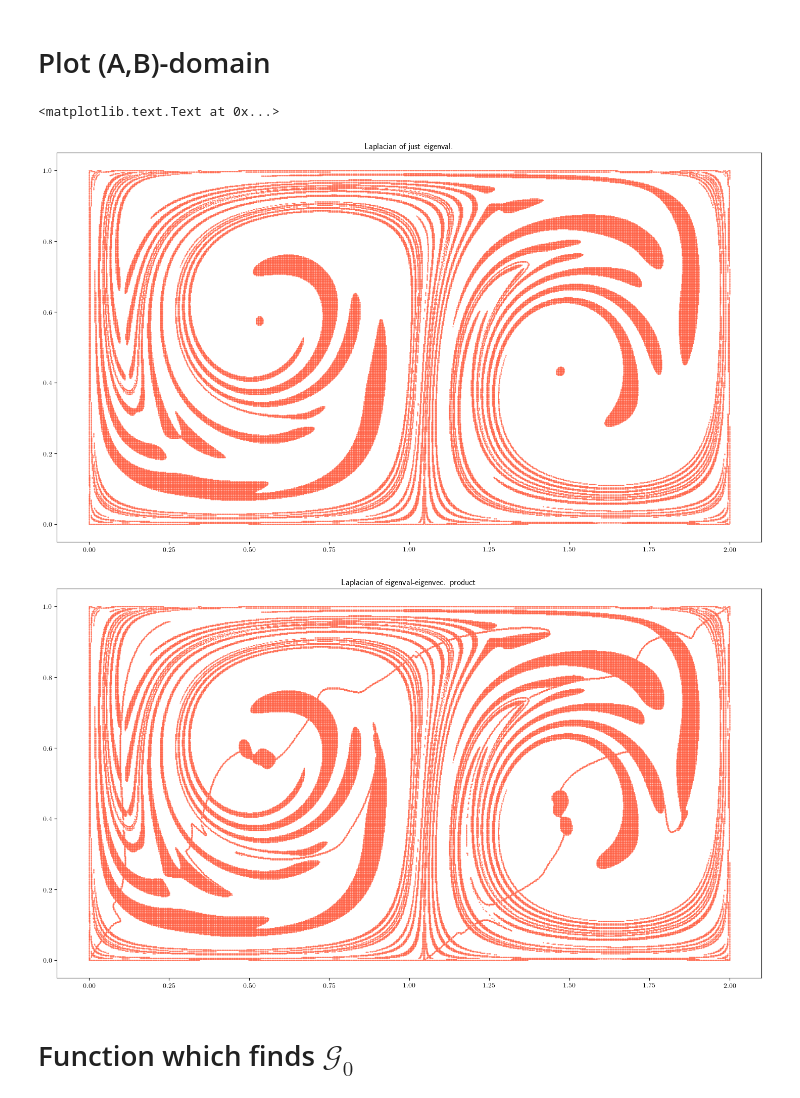
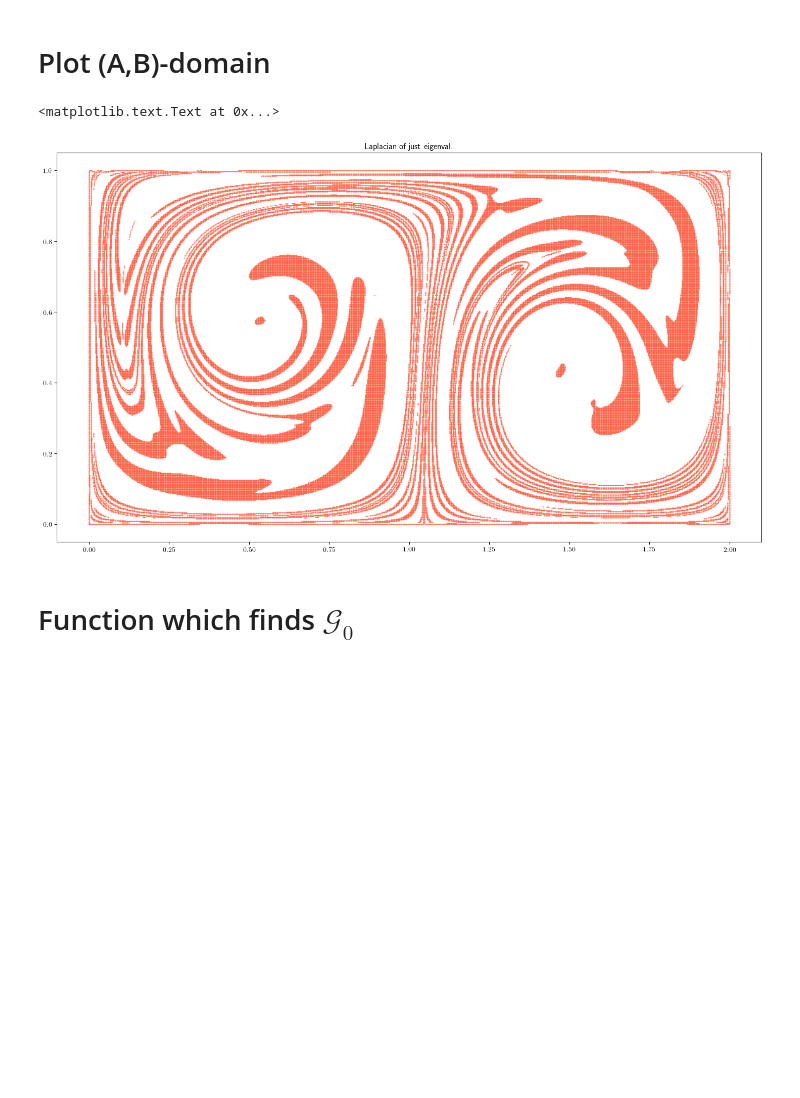
Before and after one commit to arnemagnus/physics_project, a Jupyter notebook: notebooks/doublegyre/variational_haller_effect_on_doublegyre.ipynb, the cells around one changed output. Drawn from its saved outputs; the diff is of its cells as text; code cells hidden in the pictures; blank space fills up the shorter version.

```diff
--- a/notebooks/doublegyre/variational_haller_effect_on_doublegyre.ipynb
+++ b/notebooks/doublegyre/variational_haller_effect_on_doublegyre.ipynb
@@ -411,22 +443,18 @@ lapl_xi2 = lapl_xi2_[:,_inner_mask]
 Precomputed advection found! Advection not necessary!
 # %% [markdown]
 # Functions for identifying (A,B)-domain
-# %%
-def find_ab_mask(lmbd1,lmbd2,lapl_lmbd2,xi2,lapl_xi2):
-    a = _a_true(lmbd1,lmbd2)
-    b = _b_true(lapl_lmbd2,xi2)
-    return np.logical_and(a,b)
-
-def _a_true(lmbd1,lmbd2):
-    return np.logical_and(np.less(lmbd1,lmbd2),np.greater(lmbd2,1))
-
-def _b_true(lapl_lmbd2,xi2):
-    return np.less_equal(np.sum(xi2*lapl_lmbd2*xi2,axis=0),0)
-
-def _b_true2(lmbd2,lapl_lmbd2,xi2,lapl_xi2):
-    return np.less_equal(np.sum(xi2*(lapl_lmbd2*xi2+lmbd2*lapl_xi2),axis=0),0)
-
-def find_ab_mask2(lmbd1,lmbd2,lapl_lmbd2,xi2,lapl_xi2):
-    a = _a_true(lmbd1,lmbd2)
-    b2 = _b_true2(lmbd2,lapl_lmbd2,xi2,lapl_xi2)
-    return np.logical_and(a,b2)
+# %%
+def find_ab_mask(lmbd1,lmbd2,hess_lmbd2,xi2):
+    a = _a_true(lmbd1,lmbd2)
+    b = _b_true(hess_lmbd2,xi2)
+    return np.logical_and(a,b)
+
+def _a_true(lmbd1,lmbd2):
+    return np.logical_and(np.less(lmbd1,lmbd2),np.greater(lmbd2,1))
+
+def _b_true(hess_lmbd2,xi2):
+    tf = np.zeros(xi2.shape[1],dtype=np.bool)
+    for j in range(xi2.shape[1]):
+        if np.dot(xi2[:,j],np.dot(hess_lmbd2[:,:,j],xi2[:,j])) <= 0:
+            tf[j] = True
+    return tf
@@ -433,22 +466,17 @@ def find_ab_mask2(lmbd1,lmbd2,lapl_lmbd2,xi2,lapl_xi2):
 # %% [markdown]
 # Find (A,B)-domain
 # %%
-mask_ab = find_ab_mask(lmbd1,lmbd2,lapl_lmbd2,xi2,lapl_xi2)
-mask_ab2 = find_ab_mask2(lmbd1,lmbd2,lapl_lmbd2,xi2,lapl_xi2)
+mask_ab = find_ab_mask(lmbd1,lmbd2,hess_lmbd2,xi2)
+#mask_ab2 = find_ab_mask2(lmbd1,lmbd2,lapl_lmbd2,xi2,lapl_xi2)
 # %% [markdown]
 # Plot (A,B)-domain
 # %%
 plt.figure()
 plt.scatter(grid[0,mask_ab],grid[1,mask_ab],s=1,marker='.',c='tomato')
 plt.title('Laplacian of just eigenval.')
-
-plt.figure()
-plt.scatter(grid[0,mask_ab2],grid[1,mask_ab2],s=1,marker='.',c='tomato')
-plt.title('Laplacian of eigenval-eigenvec. product')
 # %% [output]
 <matplotlib.text.Text at 0x...>
-[figure, old version]
+[figure, new version]
-[figure, removed]
 # %% [markdown]
 # Function which finds $\mathcal{G}_0$
 # %%
```
Also changed, not shown: parts of 12 cells of this notebook, 1 other file.
